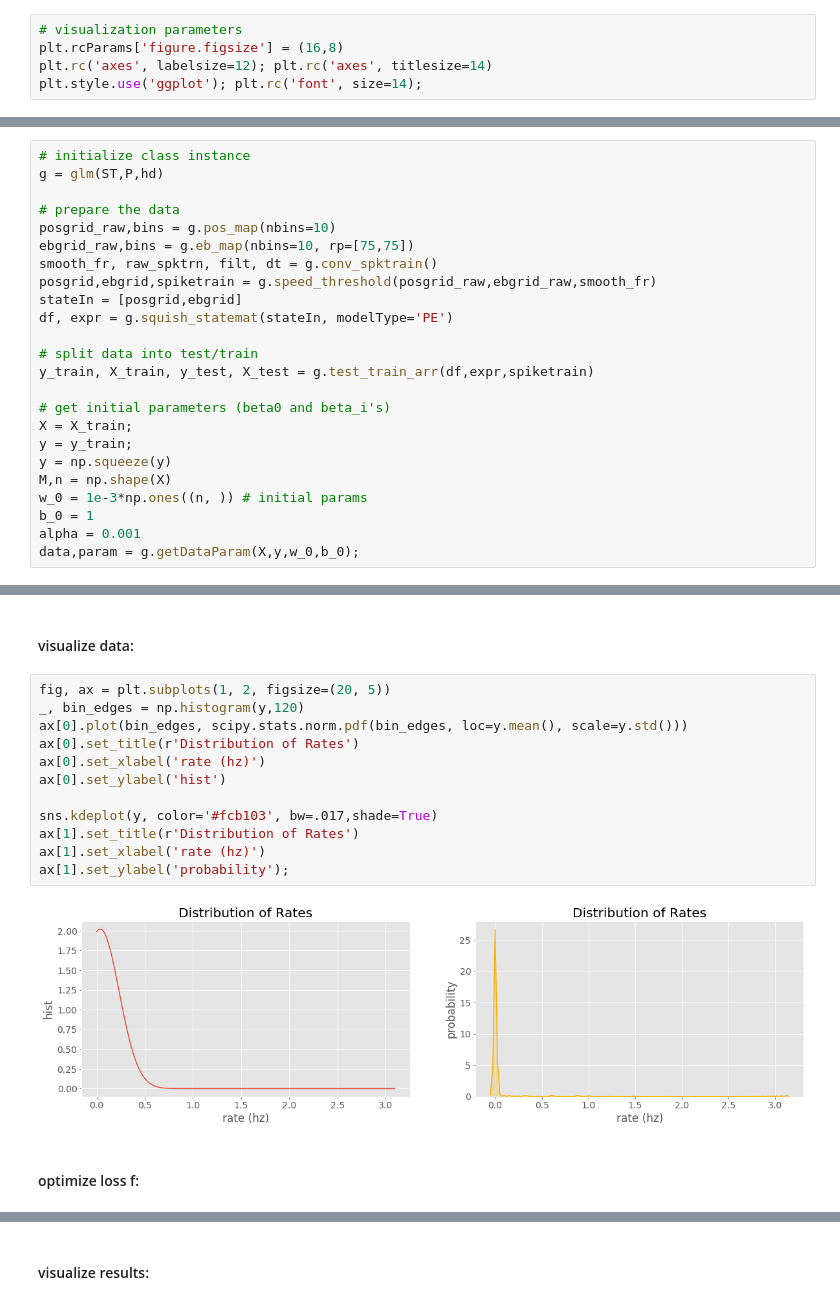
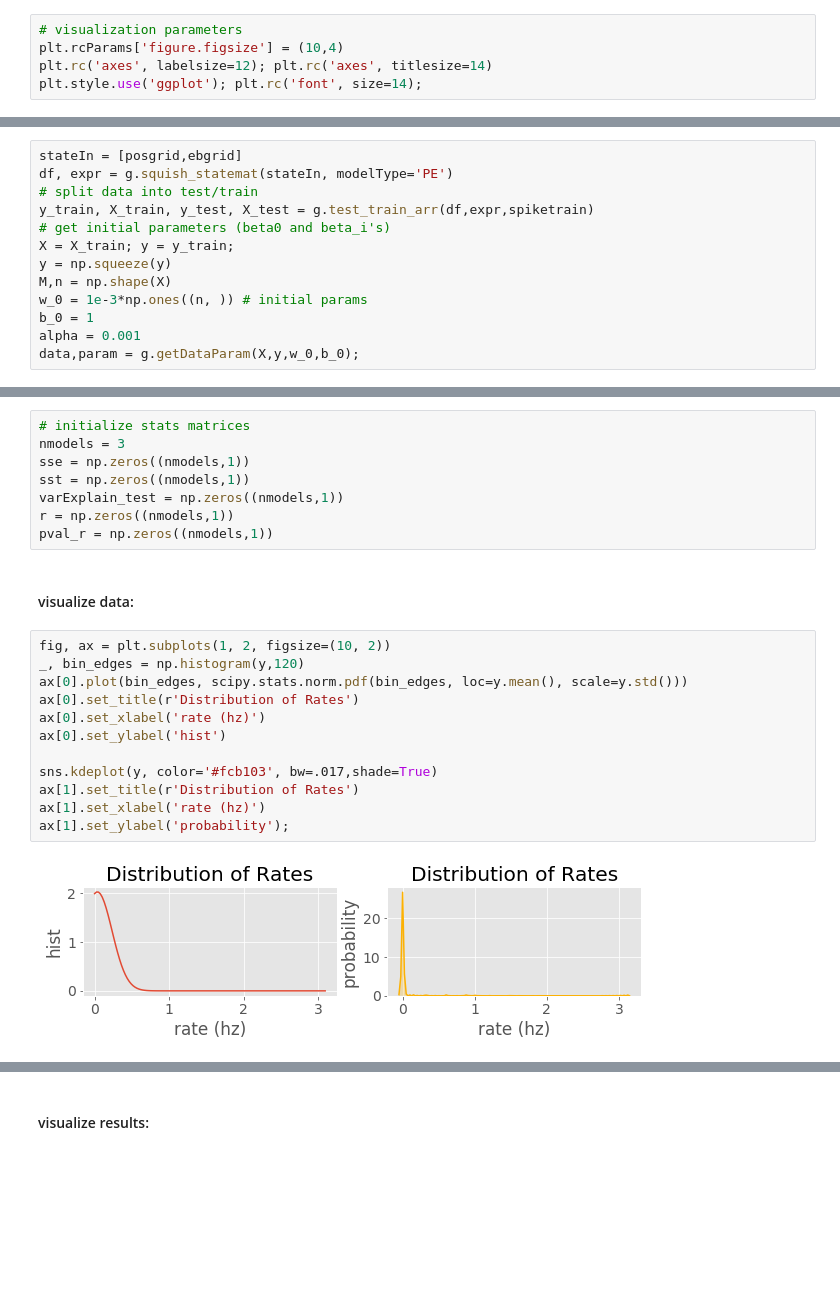
Before and after one commit to jncarpen/GLM-eb, a Jupyter notebook: GLM-eb.ipynb, the cells around one changed output, grey strips where cells are left out. Saved outputs shown, nothing was run; the diff lists cells and outputs as text; blank space fills up the shorter version.

```diff
--- a/GLM-eb.ipynb
+++ b/GLM-eb.ipynb
@@ -21,6 +22,6 @@ import scipy as sp
 # %%
 # visualization parameters
-plt.rcParams['figure.figsize'] = (16,8)
+plt.rcParams['figure.figsize'] = (10,4)
 plt.rc('axes', labelsize=12); plt.rc('axes', titlesize=14)
 plt.style.use('ggplot'); plt.rc('font', size=14);
 # %%
@@ -249,21 +318,10 @@ class glm:
 # %%
-# initialize class instance
-g = glm(ST,P,hd)
-
-# prepare the data
-posgrid_raw,bins = g.pos_map(nbins=10)
-ebgrid_raw,bins = g.eb_map(nbins=10, rp=[75,75])
-smooth_fr, raw_spktrn, filt, dt = g.conv_spktrain()
-posgrid,ebgrid,spiketrain = g.speed_threshold(posgrid_raw,ebgrid_raw,smooth_fr)
 stateIn = [posgrid,ebgrid]
 df, expr = g.squish_statemat(stateIn, modelType='PE')
-
 # split data into test/train
 y_train, X_train, y_test, X_test = g.test_train_arr(df,expr,spiketrain)
-
 # get initial parameters (beta0 and beta_i's)
-X = X_train;
-y = y_train;
+X = X_train; y = y_train;
 y = np.squeeze(y)
 M,n = np.shape(X)
 w_0 = 1e-3*np.ones((n, )) # initial params
@@ -276,18 +331,24 @@ Testing data set length=9943
+# %%
+# initialize stats matrices
+nmodels = 3
+sse = np.zeros((nmodels,1))
+sst = np.zeros((nmodels,1))
+varExplain_test = np.zeros((nmodels,1))
+r = np.zeros((nmodels,1))
+pval_r = np.zeros((nmodels,1))
 # %% [markdown]
 #### visualize data:
 # %%
-fig, ax = plt.subplots(1, 2, figsize=(20, 5))
+fig, ax = plt.subplots(1, 2, figsize=(10, 2))
 _, bin_edges = np.histogram(y,120)
 ax[0].plot(bin_edges, scipy.stats.norm.pdf(bin_edges, loc=y.mean(), scale=y.std()))
 ax[0].set_title(r'Distribution of Rates')
 ax[0].set_xlabel('rate (hz)')
 ax[0].set_ylabel('hist')
 
 sns.kdeplot(y, color='#fcb103', bw=.017,shade=True)
 ax[1].set_title(r'Distribution of Rates')
 ax[1].set_xlabel('rate (hz)')
 ax[1].set_ylabel('probability');
 # %% [output]
-[figure, old version]
+[figure, new version]
-# %% [markdown]
-#### optimize loss f:
```
Also changed, not shown: parts of 20 cells of this notebook.
